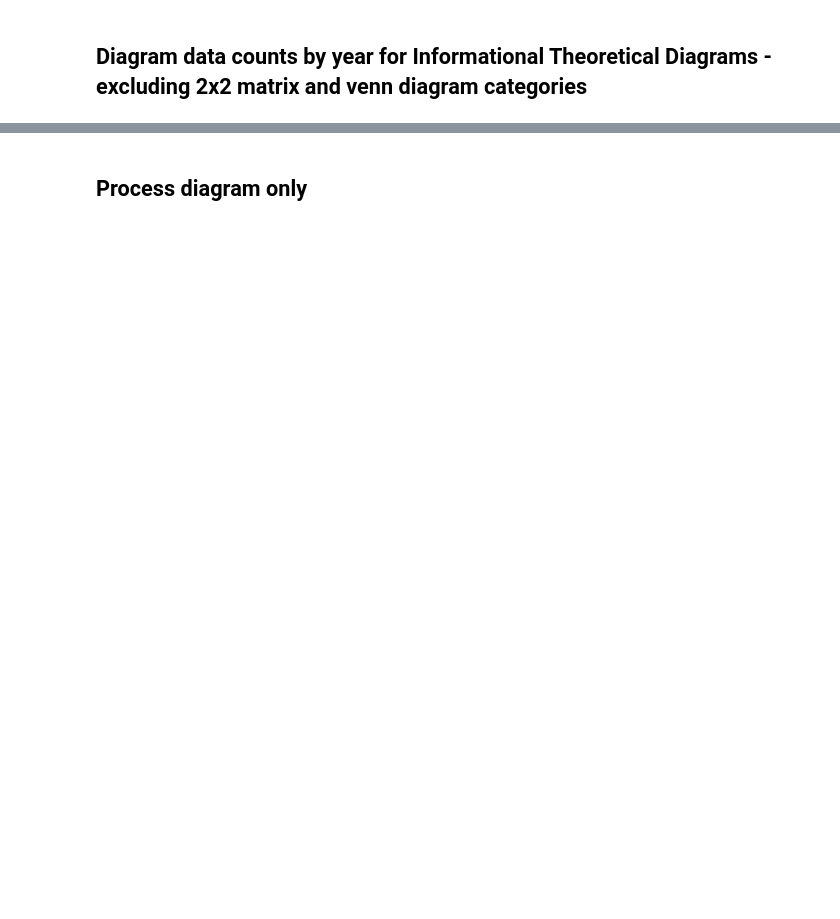
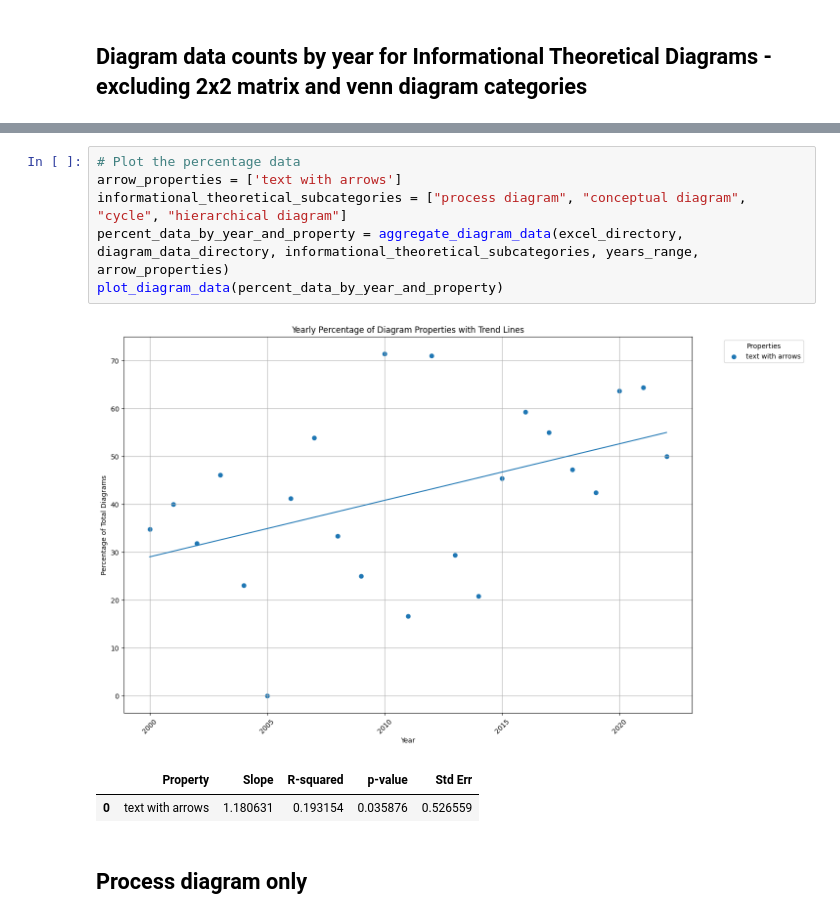
Before and after one commit to polyg314/figure_averaging, a Jupyter notebook: notebooks/data_exploration.ipynb, the cells around one changed output, grey strips where cells are left out. Saved outputs shown, nothing was run; the diff lists cells and outputs as text; blank space fills up the shorter version.

```diff
--- a/notebooks/data_exploration.ipynb
+++ b/notebooks/data_exploration.ipynb
@@ -495,3 +496,13 @@ plot_diagram_data(percent_data_by_year_and_property)
+# %%
+# Plot the percentage data
+arrow_properties = ['text with arrows']
+informational_theoretical_subcategories = ["process diagram", "conceptual diagram", "cycle", "hierarchical diagram"]
+percent_data_by_year_and_property = aggregate_diagram_data(excel_directory, diagram_data_directory, informational_theoretical_subcategories, years_range, arrow_properties)
+plot_diagram_data(percent_data_by_year_and_property)
+# %% [output]
+[figure, added]
+|  | Property | Slope | R-squared | p-value | Std Err |
+| 0 | text with arrows | 1.180631 | 0.193154 | 0.035876 | 0.526559 |
 # %% [markdown]
 ## Process diagram only
 # %%
```
Also changed, not shown: parts of 8 cells of this notebook, 26 other files.
